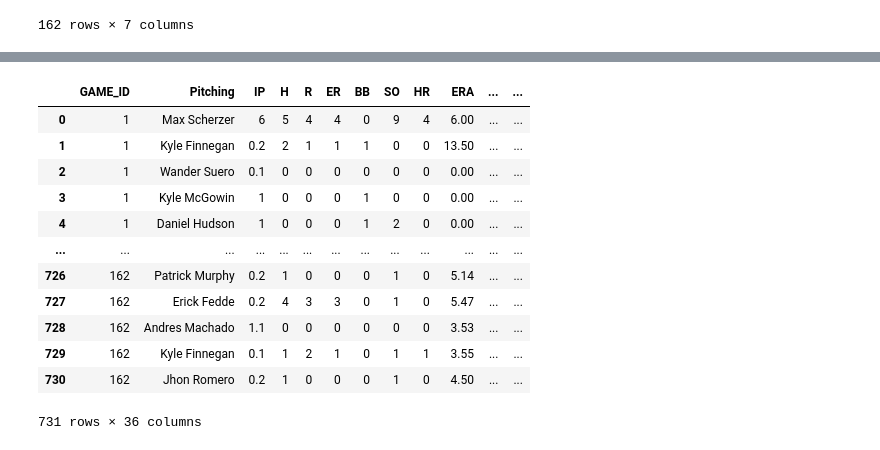
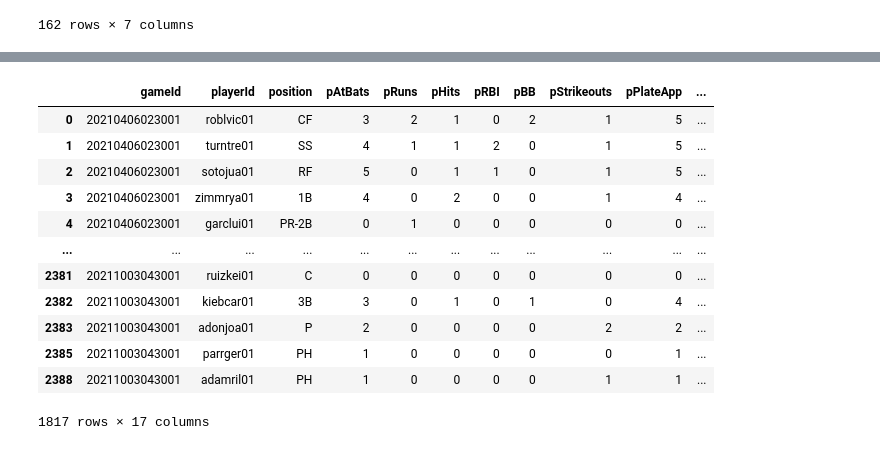
Before and after one commit to tah96/washington-nationals, a Jupyter notebook: Multi_Purpose_notebook.ipynb, the cells around one changed output, grey strips where cells are left out. Saved outputs shown, nothing was run; the diff lists cells and outputs as text; code cells hidden in the pictures.

```diff
--- a/Multi_Purpose_notebook.ipynb
+++ b/Multi_Purpose_notebook.ipynb
@@ -504,4 +805,18 @@ print(ultimate_hitOutcome_list)
 # %%
-# HIT_final_filtered = HIT_ntf_df.loc[(HIT_ntf_df['position']!='P') | (HIT_ntf_df['pPlateApp']!=0)]
-# HIT_final_filtered
+HIT_final_filtered = HIT_ntf_df.loc[(HIT_ntf_df['position']!='P') | (HIT_ntf_df['pPlateApp']!=0)]
+HIT_final_filtered
+# %% [output]
+|  | gameId | playerId | position | pAtBats | pRuns | pHits | pRBI | pBB | pStrikeouts | pPlateApp | ... |
+| 0 | 20210406023001 | roblvic01 | CF | 3 | 2 | 1 | 0 | 2 | 1 | 5 | ... |
+| 1 | 20210406023001 | turntre01 | SS | 4 | 1 | 1 | 2 | 0 | 1 | 5 | ... |
+| 2 | 20210406023001 | sotojua01 | RF | 5 | 0 | 1 | 1 | 0 | 1 | 5 | ... |
+| 3 | 20210406023001 | zimmrya01 | 1B | 4 | 0 | 2 | 0 | 0 | 1 | 4 | ... |
+| 4 | 20210406023001 | garclui01 | PR-2B | 0 | 1 | 0 | 0 | 0 | 0 | 0 | ... |
+| ... | ... | ... | ... | ... | ... | ... | ... | ... | ... | ... | ... |
+| 2381 | 20211003043001 | ruizkei01 | C | 0 | 0 | 0 | 0 | 0 | 0 | 0 | ... |
+| 2382 | 20211003043001 | kiebcar01 | 3B | 3 | 0 | 1 | 0 | 1 | 0 | 4 | ... |
+| 2383 | 20211003043001 | adonjoa01 | P | 2 | 0 | 0 | 0 | 0 | 2 | 2 | ... |
+| 2385 | 20211003043001 | parrger01 | PH | 1 | 0 | 0 | 0 | 0 | 0 | 1 | ... |
+| 2388 | 20211003043001 | adamril01 | PH | 1 | 0 | 0 | 0 | 0 | 1 | 1 | ... |
+1817 rows × 17 columns
 # %%
@@ -512,20 +824,6 @@ print(ultimate_hitOutcome_list)
 # %%
-PITCH_df = pd.DataFrame(PITCH_info, columns = PITCH_beg_columns)
-PITCH_df
+# PITCH_df = pd.DataFrame(PITCH_info, columns = PITCH_beg_columns)
+# PITCH_df
-# %% [output]
-|  | GAME_ID | Pitching | IP | H | R | ER | BB | SO | HR | ERA | ... | ... |
-| 0 | 1 | Max Scherzer | 6 | 5 | 4 | 4 | 0 | 9 | 4 | 6.00 | ... | ... |
-| 1 | 1 | Kyle Finnegan | 0.2 | 2 | 1 | 1 | 1 | 0 | 0 | 13.50 | ... | ... |
-| 2 | 1 | Wander Suero | 0.1 | 0 | 0 | 0 | 0 | 0 | 0 | 0.00 | ... | ... |
-| 3 | 1 | Kyle McGowin | 1 | 0 | 0 | 0 | 1 | 0 | 0 | 0.00 | ... | ... |
-| 4 | 1 | Daniel Hudson | 1 | 0 | 0 | 0 | 1 | 2 | 0 | 0.00 | ... | ... |
-| ... | ... | ... | ... | ... | ... | ... | ... | ... | ... | ... | ... | ... |
-| 726 | 162 | Patrick Murphy | 0.2 | 1 | 0 | 0 | 0 | 1 | 0 | 5.14 | ... | ... |
-| 727 | 162 | Erick Fedde | 0.2 | 4 | 3 | 3 | 0 | 1 | 0 | 5.47 | ... | ... |
-| 728 | 162 | Andres Machado | 1.1 | 0 | 0 | 0 | 0 | 0 | 0 | 3.53 | ... | ... |
-| 729 | 162 | Kyle Finnegan | 0.1 | 1 | 2 | 1 | 0 | 1 | 1 | 3.55 | ... | ... |
-| 730 | 162 | Jhon Romero | 0.2 | 1 | 0 | 0 | 0 | 1 | 0 | 4.50 | ... | ... |
-731 rows × 36 columns
 # %%
 # PITCH_df.to_csv('pitchingTemp',index=False)
 # %%
```
Also changed, not shown: parts of 34 cells of this notebook, 2 other files.
